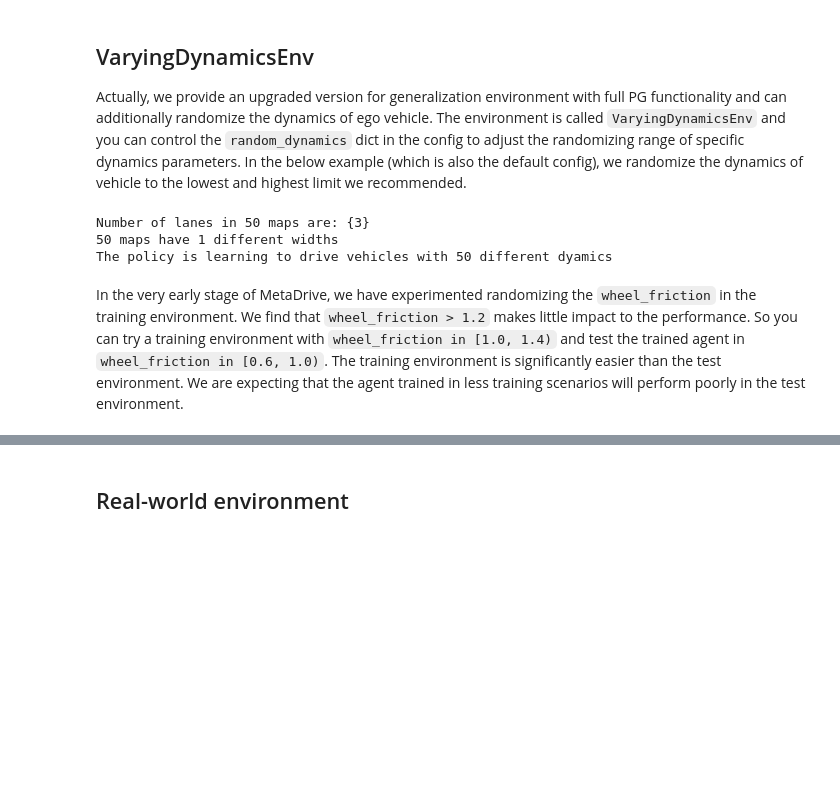
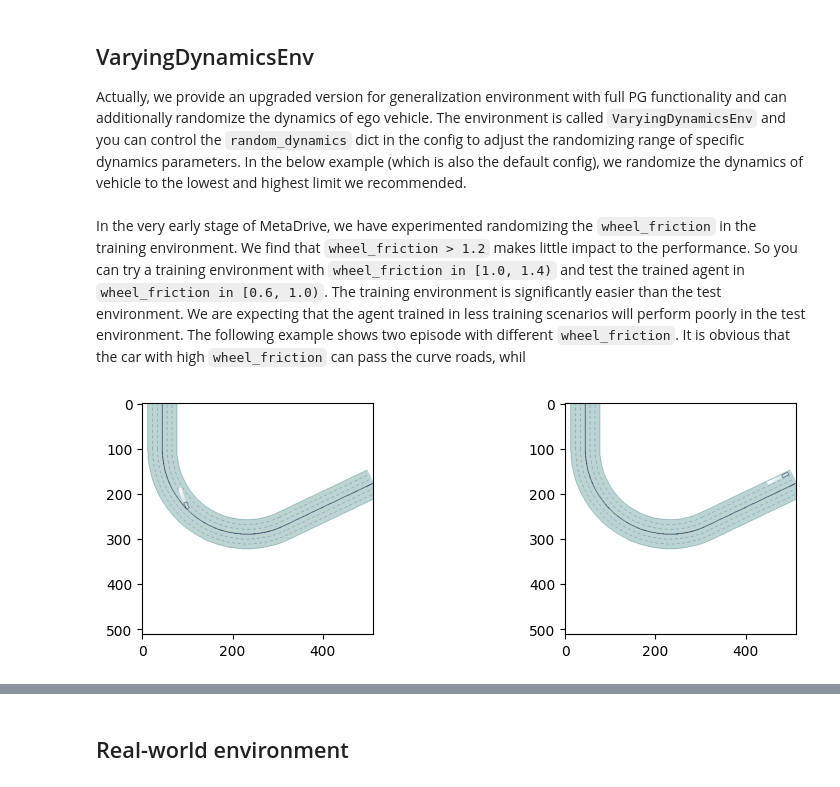
Before and after one commit to metadriverse/metadrive, a Jupyter notebook: documentation/source/rl_environments.ipynb, the cells around one changed output, grey strips where cells are left out. Cells and saved outputs as stored; diff of their text form; code cells hidden in the pictures; blank space fills up the shorter version.

Commit message:
dynamic env

```diff
--- a/documentation/source/rl_environments.ipynb
+++ b/documentation/source/rl_environments.ipynb
@@ -146,8 +145,11 @@ env = MetaDriveEnv(dict(traffic_mode="trigger", map="O")) # Default, traffic den
 env.reset(seed=0)
 try:
     for i in range(1000):
-        o,r,d,_,_ = env.step([0,0.2] if i < 50 else [0, -0.5])
-        env.render(mode="topdown", scaling=4, camera_position=(100, 0))
+        o,r,d,_,_ = env.step([0,-0.2] if i < 100 or i> 150 else [0, 0.2])
+        env.render(mode="topdown",
+                   scaling=4,
+                   camera_position=(100, 0),
+                   text={"episode_step": env.engine.episode_step})
 finally:
     env.close()
 # %% [markdown]
@@ -325,9 +321,12 @@ lane_widths = set()
 vehicle_models = set()
 traffic_vehicle_models = set()
 
-# collect more
-to_collect = ["max_engine_force", "max_brake_force", "wheel_friction", "max_steering", "mass"]
-to_collect_set = {k: set() for k in to_collect}
+# collect statistics
+to_collect_set = {k: set() for k in ["max_engine_force",
+                                     "max_brake_force",
+                                     "wheel_friction",
+                                     "max_steering",
+                                     "mass"]}
 
 maps_to_sample = 50
 end_seed = training_env.config["start_seed"] + maps_to_sample
@@ -335,8 +334,6 @@ for env_seed in range(training_env.config["start_seed"], end_seed):
 
     # use `seed` argument to choose which scenario to run
     training_env.reset(seed=env_seed)
-
-    # collect statistics
     lane_nums.add(training_env.current_map.config["lane_num"])
     lane_widths.add(training_env.current_map.config["lane_width"])
     vehicle_models.add(training_env.vehicle.__class__.__name__)
@@ -359,16 +356,46 @@ assert lane_nums == {3}
 assert len(lane_widths) == 1
 assert vehicle_models == set([vehicle_type["varying_dynamics"].__name__])
 assert len(traffic_vehicle_models) == 4
-# %% [output]
-Number of lanes in 50 maps are: {3}
-50 maps have 1 different widths
-The policy is learning to drive vehicles with 50 different dyamics
 # %% [markdown]
 In the very early stage of MetaDrive, we have experimented randomizing the `wheel_friction` in the training environment.
 We find that `wheel_friction > 1.2` makes little impact to the performance. So you can try a training environment
 with `wheel_friction in [1.0, 1.4)` and test the trained agent in `wheel_friction in [0.6, 1.0)`.
 The training environment is significantly easier than the test environment.
 We are expecting that the agent trained in less training scenarios will perform poorly in the test environment.
+The following example shows two episode with different `wheel_friction`. It is obvious that the car with high `wheel_friction` can pass the curve roads, whil
+# %%
+from metadrive.policy.idm_policy import IDMPolicy
+import pygame
+import cv2
+import matplotlib.pyplot as plt
+
+
+def run_env(friction):
+    env = VaryingDynamicsEnv(dict(num_scenarios=1,
+                                  traffic_density=0,
+                                  agent_policy=IDMPolicy,
+                                  map="C",
+                                  random_dynamics=dict(wheel_friction=(friction, friction)),
+                                  log_level=logging.WARNING))
+    env.reset(seed=0)
+    try:
+        for i in range(1000):
+            o,r,d,_,info = env.step([0,0])
+            surface=env.render(mode="topdown", semantic_map=True, scaling=6, camera_position=(100, -60))
+            if d:
+                assert info["out_of_road"] if friction < 0.2 else info["arrive_dest"]
+                break
+    finally:
+        env.close()
+    return cv2.resize(pygame.surfarray.pixels_red(surface), (512, 512), interpolation=cv2.INTER_LINEAR)
+
+# draw
+fig, axs = plt.subplots(1, 2, figsize=(10, 3), dpi=100)
+axs[0].imshow(run_env(0.1), cmap="bone")
+axs[1].imshow(run_env(1.5), cmap="bone")
+plt.show()
+# %% [output]
+[figure, added]
 # %% [markdown]
 
 
```
Also changed, not shown: parts of 11 cells of this notebook, 2 other files.
